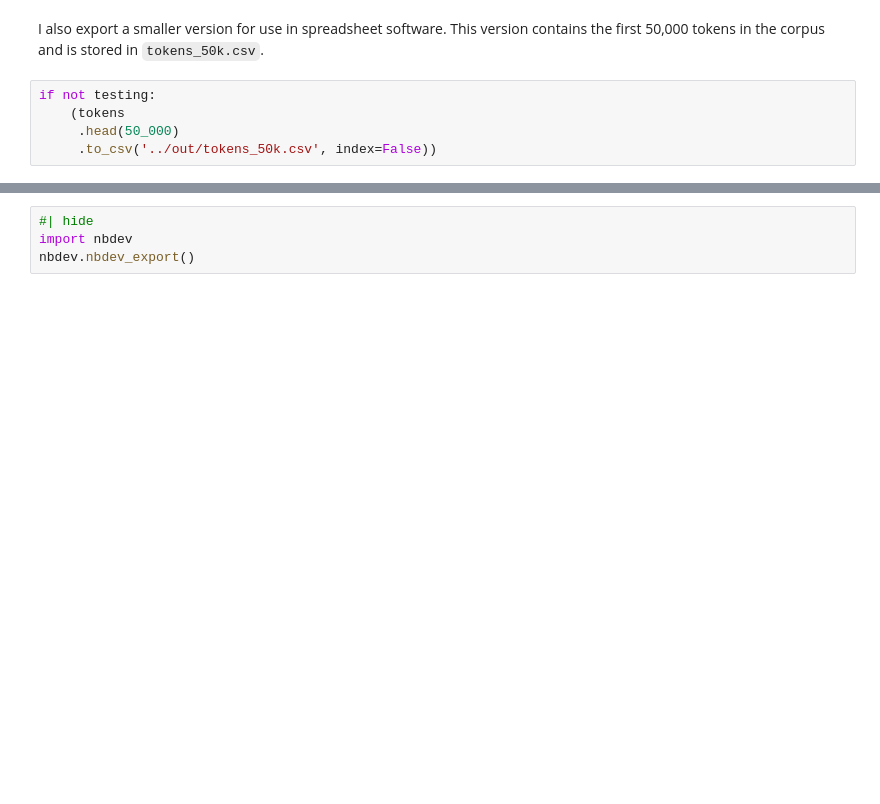
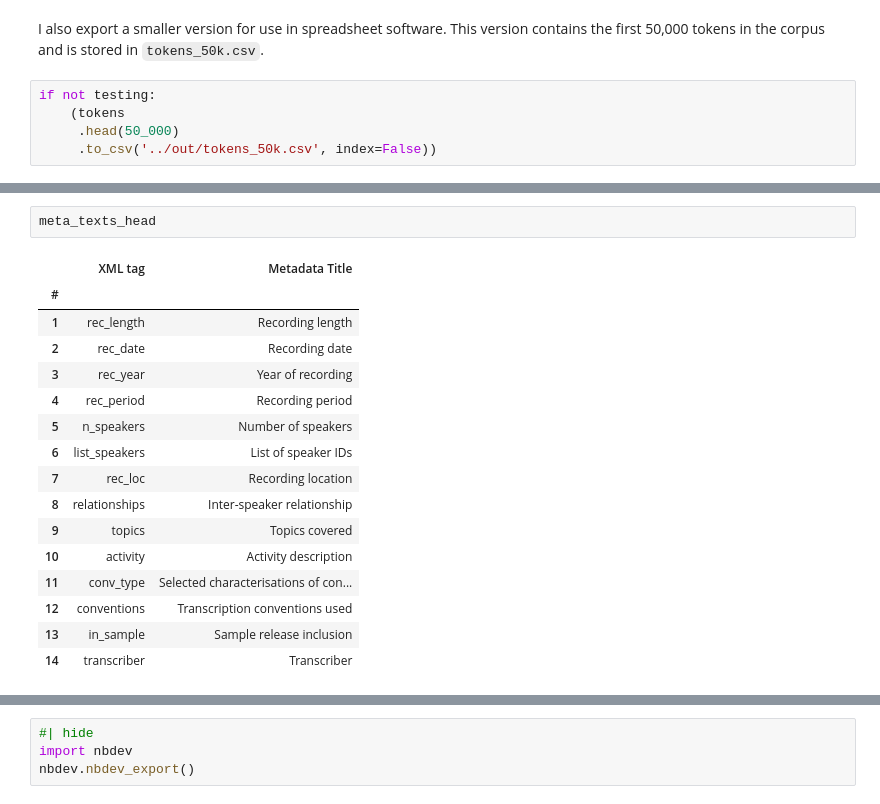
Before and after one commit to wuqui/bncparse, a Jupyter notebook: nbs/index.ipynb, the cells around one changed output, grey strips where cells are left out. Drawn from its saved outputs; the diff is of its cells as text; blank space fills up the shorter version.

```diff
--- a/nbs/index.ipynb
+++ b/nbs/index.ipynb
@@ -308,0 +336,19 @@ if not testing:
+# %%
+meta_texts_head
+# %% [output]
+|  | XML tag | Metadata Title |
+| # |  |  |
+| 1 | rec_length | Recording length |
+| 2 | rec_date | Recording date |
+| 3 | rec_year | Year of recording |
+| 4 | rec_period | Recording period |
+| 5 | n_speakers | Number of speakers |
+| 6 | list_speakers | List of speaker IDs |
+| 7 | rec_loc | Recording location |
+| 8 | relationships | Inter-speaker relationship |
+| 9 | topics | Topics covered |
+| 10 | activity | Activity description |
+| 11 | conv_type | Selected characterisations of con... |
+| 12 | conventions | Transcription conventions used |
+| 13 | in_sample | Sample release inclusion |
+| 14 | transcriber | Transcriber |
```
Also changed, not shown: parts of 28 cells of this notebook, 2 other files.
